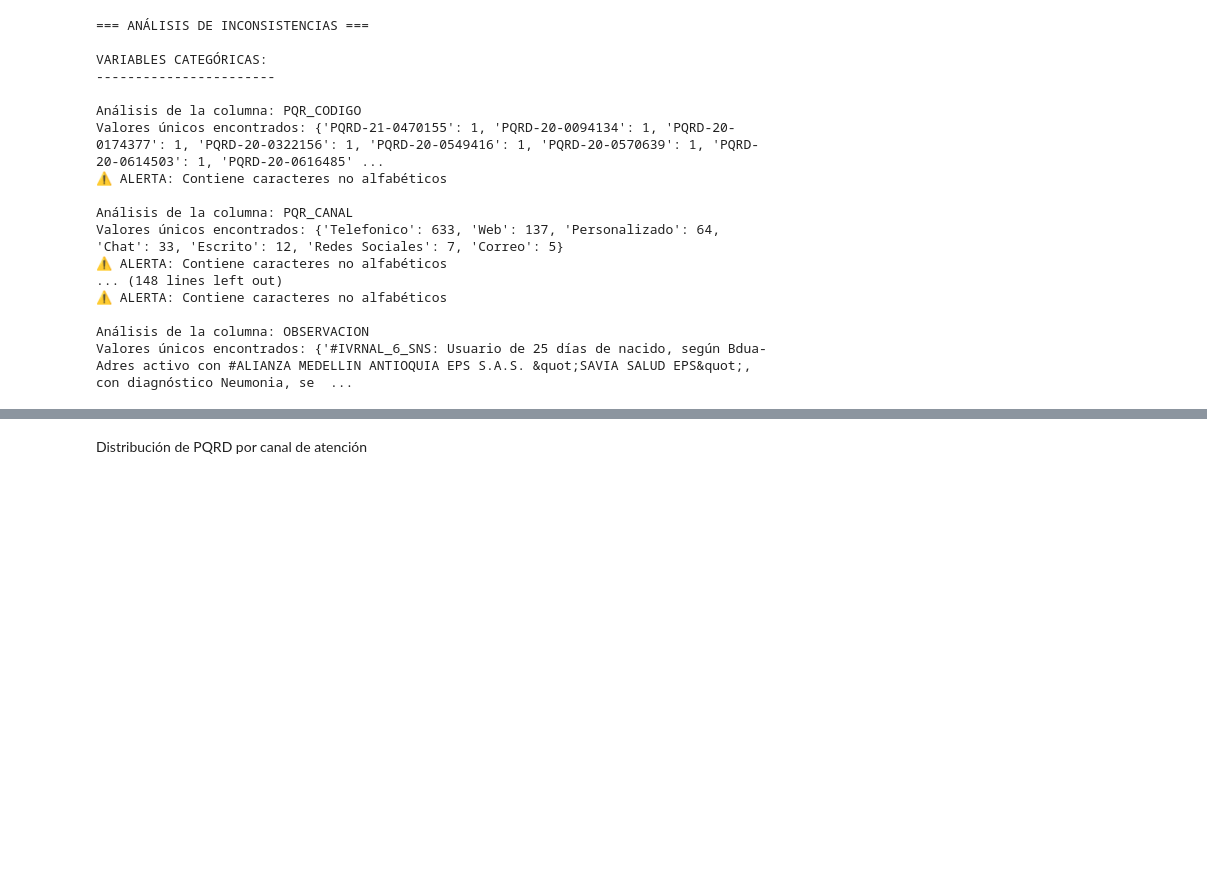
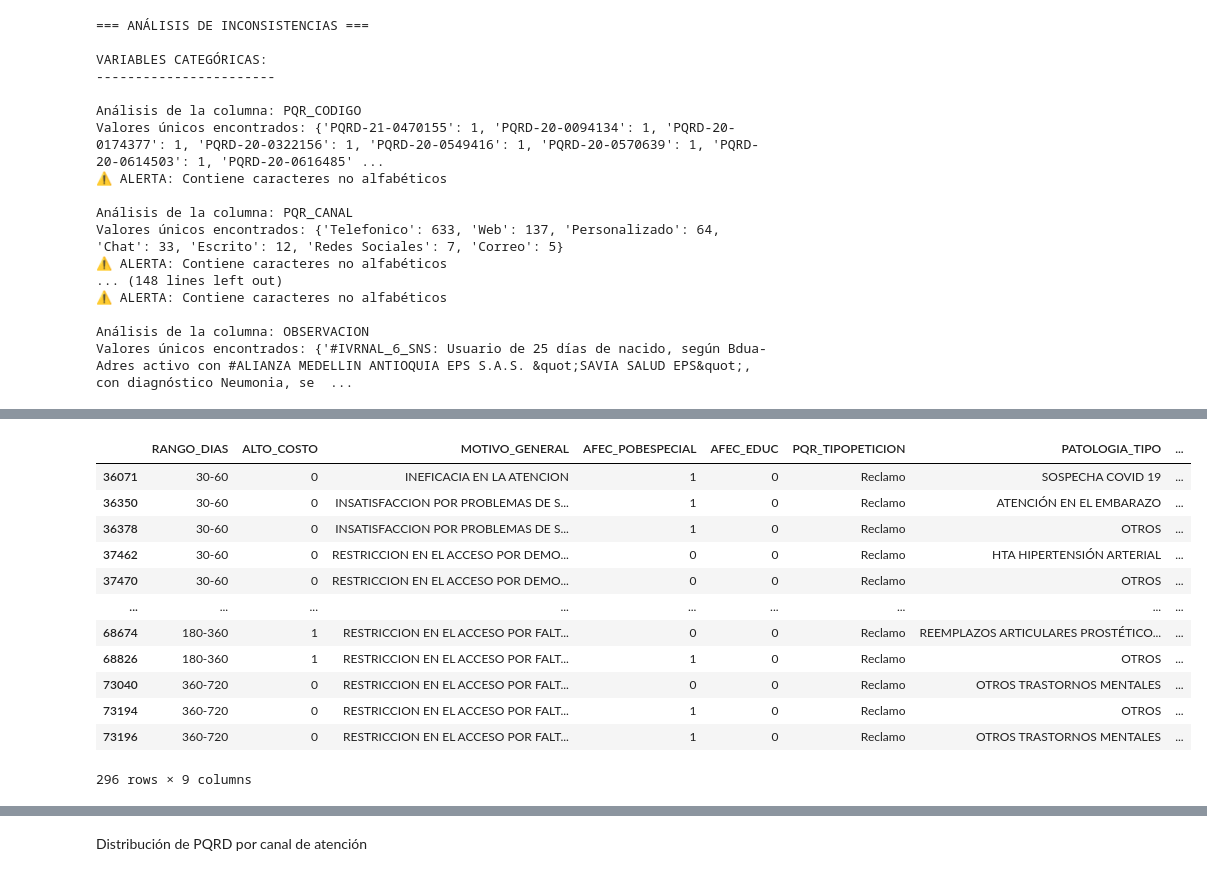
Before and after one commit to VictorAlexanderM/Analitica_Sostenibilidad_Bigdata, a Jupyter notebook: U1_Sostenibilidad.ipynb, the cells around one changed output, grey strips where cells are left out. Drawn from its saved outputs; the diff is of its cells as text; code cells hidden in the pictures; blank space fills up the shorter version.

```diff
--- a/U1_Sostenibilidad.ipynb
+++ b/U1_Sostenibilidad.ipynb
@@ -249,0 +400,16 @@ Valores únicos encontrados: {'#IVRNAL_6_SNS: Usuario de 25 días de nacido, seg
+# %%
+display(df_conteo)
+# %% [output]
+|  | RANGO_DIAS | ALTO_COSTO | MOTIVO_GENERAL | AFEC_POBESPECIAL | AFEC_EDUC | PQR_TIPOPETICION | PATOLOGIA_TIPO | ... |
+| 36071 | 30-60 | 0 | INEFICACIA EN LA ATENCION | 1 | 0 | Reclamo | SOSPECHA COVID 19 | ... |
+| 36350 | 30-60 | 0 | INSATISFACCION POR PROBLEMAS DE S... | 1 | 0 | Reclamo | ATENCIÓN EN EL EMBARAZO | ... |
+| 36378 | 30-60 | 0 | INSATISFACCION POR PROBLEMAS DE S... | 1 | 0 | Reclamo | OTROS | ... |
+| 37462 | 30-60 | 0 | RESTRICCION EN EL ACCESO POR DEMO... | 0 | 0 | Reclamo | HTA HIPERTENSIÓN ARTERIAL | ... |
+| 37470 | 30-60 | 0 | RESTRICCION EN EL ACCESO POR DEMO... | 0 | 0 | Reclamo | OTROS | ... |
+| ... | ... | ... | ... | ... | ... | ... | ... | ... |
+| 68674 | 180-360 | 1 | RESTRICCION EN EL ACCESO POR FALT... | 0 | 0 | Reclamo | REEMPLAZOS ARTICULARES PROSTÉTICO... | ... |
+| 68826 | 180-360 | 1 | RESTRICCION EN EL ACCESO POR FALT... | 1 | 0 | Reclamo | OTROS | ... |
+| 73040 | 360-720 | 0 | RESTRICCION EN EL ACCESO POR FALT... | 0 | 0 | Reclamo | OTROS TRASTORNOS MENTALES | ... |
+| 73194 | 360-720 | 0 | RESTRICCION EN EL ACCESO POR FALT... | 1 | 0 | Reclamo | OTROS | ... |
+| 73196 | 360-720 | 0 | RESTRICCION EN EL ACCESO POR FALT... | 1 | 0 | Reclamo | OTROS TRASTORNOS MENTALES | ... |
+296 rows × 9 columns
```
Also changed, not shown: parts of 11 cells of this notebook.
